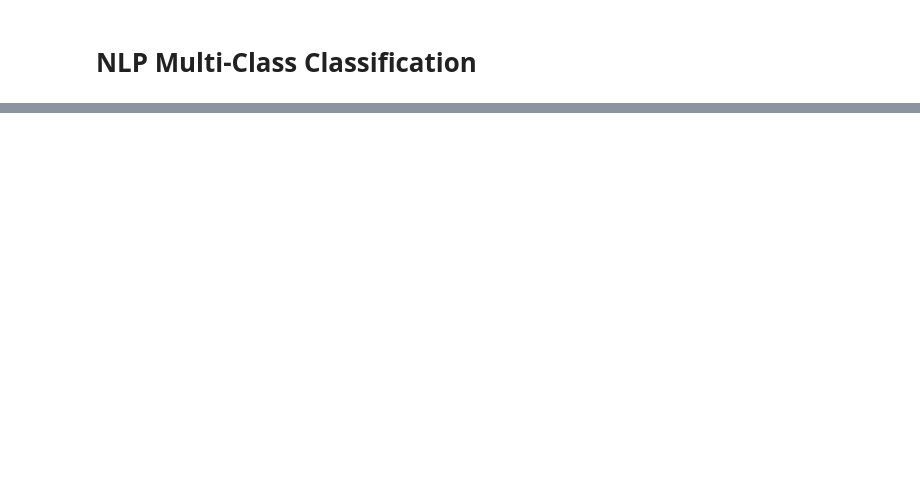
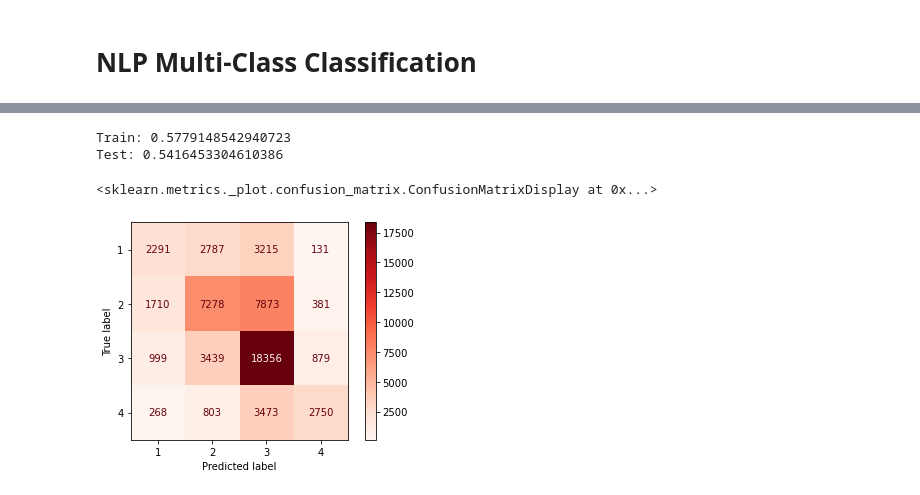
Before and after one commit to pemurp19/Airbnb-Listings, a Jupyter notebook: code/classification_nlp.ipynb, the cells around one changed output, grey strips where cells are left out. Saved outputs shown, nothing was run; the diff lists cells and outputs as text; code cells hidden in the pictures; blank space fills up the shorter version.

```diff
--- a/code/classification_nlp.ipynb
+++ b/code/classification_nlp.ipynb
@@ -86,0 +248,8 @@ reviews.head()
+# %%
+# check with results with many more features
+build_pipeline(220000, 'nb', MultinomialNB(), X_train, y_train, X_test, y_test)
+# %% [output]
+Train: 0.5779148542940723
+Test: 0.5416453304610386
+<sklearn.metrics._plot.confusion_matrix.ConfusionMatrixDisplay at 0x...>
+[figure, added]
```
Also changed, not shown: parts of 46 cells of this notebook, 3 other files.
